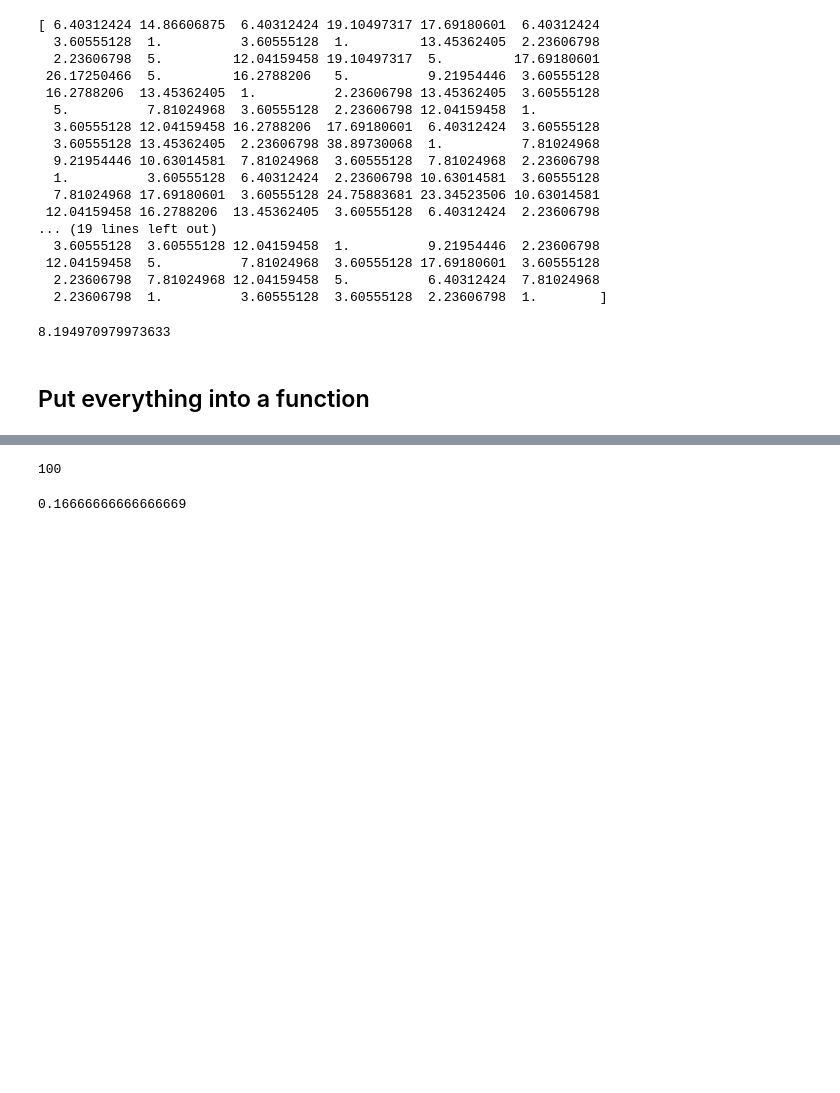
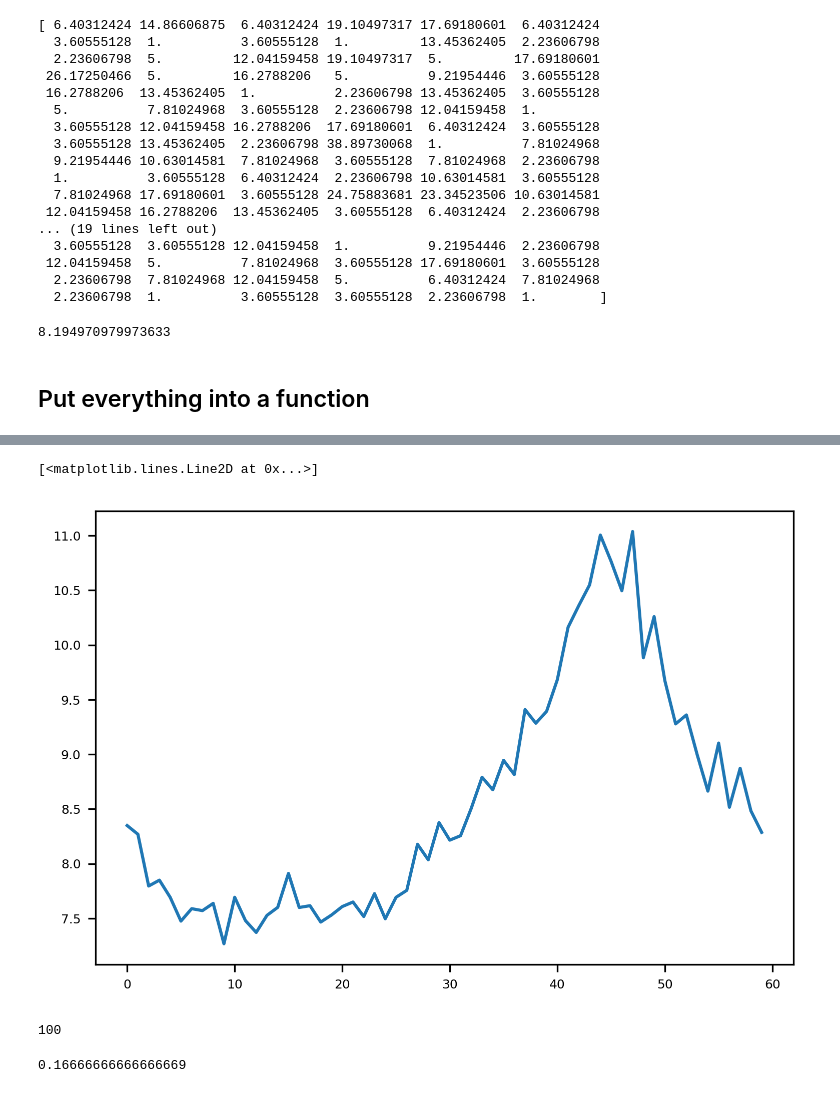
Before and after one commit to gianthk/pyfabric, a Jupyter notebook: notebooks/pyfabric_MIL_test1.ipynb, the cells around one changed output, grey strips where cells are left out. Drawn from its saved outputs; the diff is of its cells as text; code cells hidden in the pictures; blank space fills up the shorter version.

```diff
--- a/notebooks/pyfabric_MIL_test1.ipynb
+++ b/notebooks/pyfabric_MIL_test1.ipynb
@@ -242,0 +276,11 @@ xi
+# %%
+spacing = 5
+# %%
+alpha = np.arange(-np.pi/4,3*np.pi/4,alpha_spacing)
+# %%
+MIL = np.zeros(alpha.shape)
+# %%
+for a in np.where(alpha<np.pi/4)[0]:
+    MIL[a] = MIL2D_alpha_0(test_BW_2D, alpha[a], spacing)
+for a in np.where(alpha>=np.pi/4)[0]:
+    MIL[a] = MIL2D_alpha_pi2(test_BW_2D, alpha[a], spacing)
@@ -243,3 +302,8 @@ xi
+# %%
+plt.plot(MIL)
+# %% [output]
+[<matplotlib.lines.Line2D at 0x...>]
+[figure, added]
 # %%
 int(np.ceil(xi/2))
 # %% [output]
```
Also changed, not shown: parts of 8 cells of this notebook.
